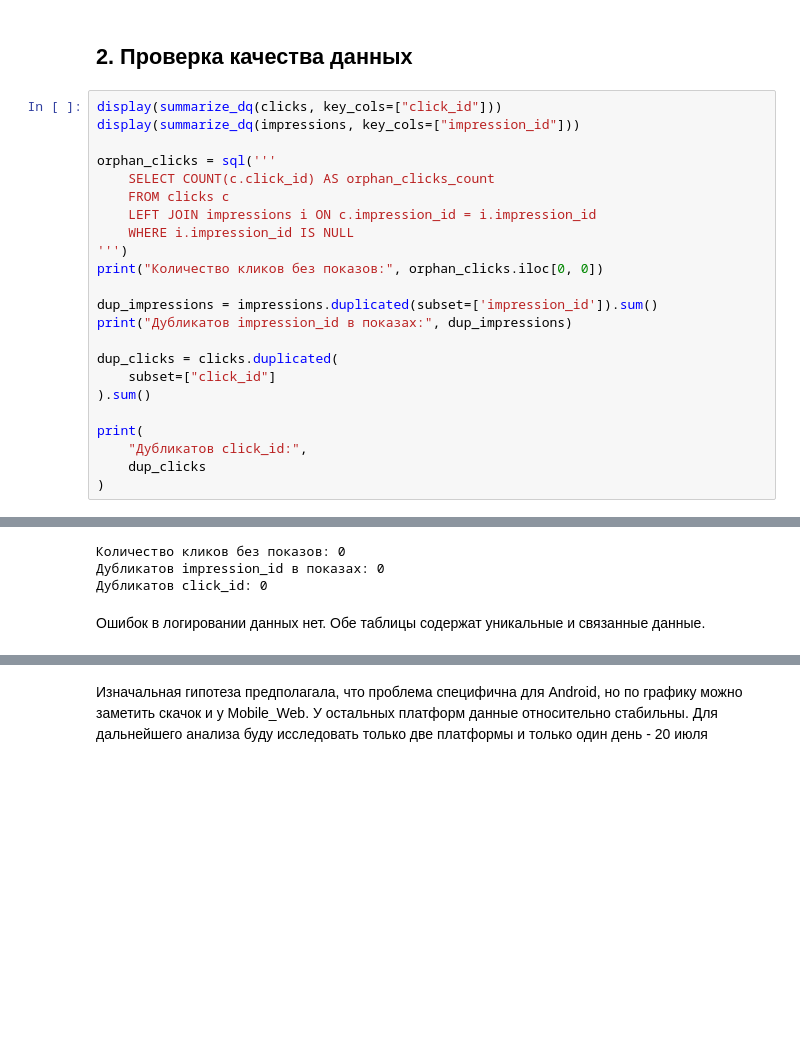
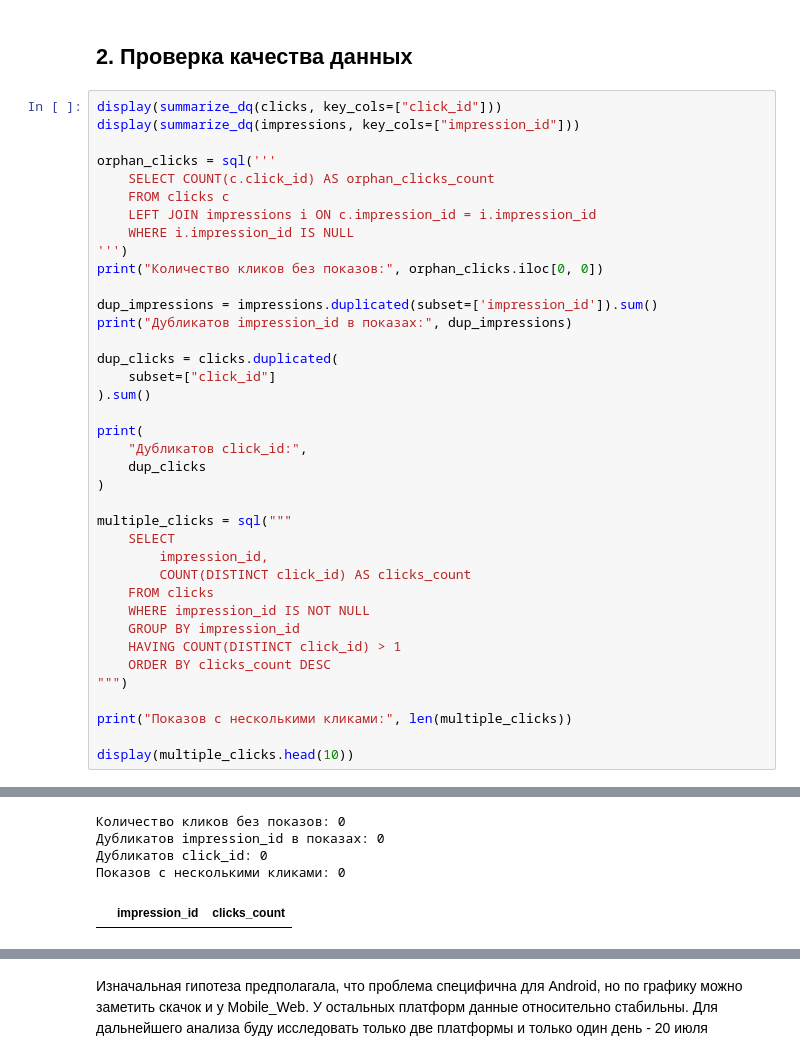
Before and after one commit to Risachee/adhoc_hhschool, a Jupyter notebook: adhoc_hw.ipynb, the cells around one changed output, grey strips where cells are left out. Cells and saved outputs as stored; diff of their text form; blank space fills up the shorter version.

```diff
--- a/adhoc_hw.ipynb
+++ b/adhoc_hw.ipynb
@@ -252,6 +253,21 @@ print(
     "Дубликатов click_id:",
     dup_clicks
 )
+
+multiple_clicks = sql("""
+    SELECT
+        impression_id,
+        COUNT(DISTINCT click_id) AS clicks_count
+    FROM clicks
+    WHERE impression_id IS NOT NULL
+    GROUP BY impression_id
+    HAVING COUNT(DISTINCT click_id) > 1
+    ORDER BY clicks_count DESC
+""")
+
+print("Показов с несколькими кликами:", len(multiple_clicks))
+
+display(multiple_clicks.head(10))
 # %% [output]
 |  | проверка | значение |
 | 0 | строк всего | 3837 |
@@ -260,32 +276,32 @@ print(
 | 3 | пропуски: impression_id | 0 |
 | 4 | пропуски: event_date | 0 |
 | 5 | пропуски: platform | 0 |
 | 6 | пропуски: segment | 0 |
 | 7 | пропуски: product | 0 |
 | 8 | пропуски: vacancy_id | 0 |
 | 9 | пропуски: employer_id | 0 |
 | 10 | пропуски: hhuid | 0 |
 | 11 | пропуски: year | 0 |
 | 12 | пропуски: month | 0 |
 | 13 | пропуски: day | 0 |
 | 14 | дубли по ключу: click_id | 0 |
 |  | проверка | значение |
 | 0 | строк всего | 80000 |
 | 1 | полных дублей строк | 0 |
 | 2 | пропуски: impression_id | 0 |
 | 3 | пропуски: event_date | 0 |
 | 4 | пропуски: platform | 0 |
 | 5 | пропуски: segment | 0 |
 | 6 | пропуски: product | 0 |
 | 7 | пропуски: vacancy_id | 0 |
 | 8 | пропуски: employer_id | 0 |
 | 9 | пропуски: hhuid | 0 |
 | 10 | пропуски: year | 0 |
 | 11 | пропуски: month | 0 |
 | 12 | пропуски: day | 0 |
 | 13 | дубли по ключу: impression_id | 0 |
 Количество кликов без показов: 0
 Дубликатов impression_id в показах: 0
 Дубликатов click_id: 0
+Показов с несколькими кликами: 0
+|  | impression_id | clicks_count |
-# %% [markdown]
-Ошибок в логировании данных нет. Обе таблицы содержат уникальные и связанные данные.
```
Also changed, not shown: parts of 5 cells of this notebook.
